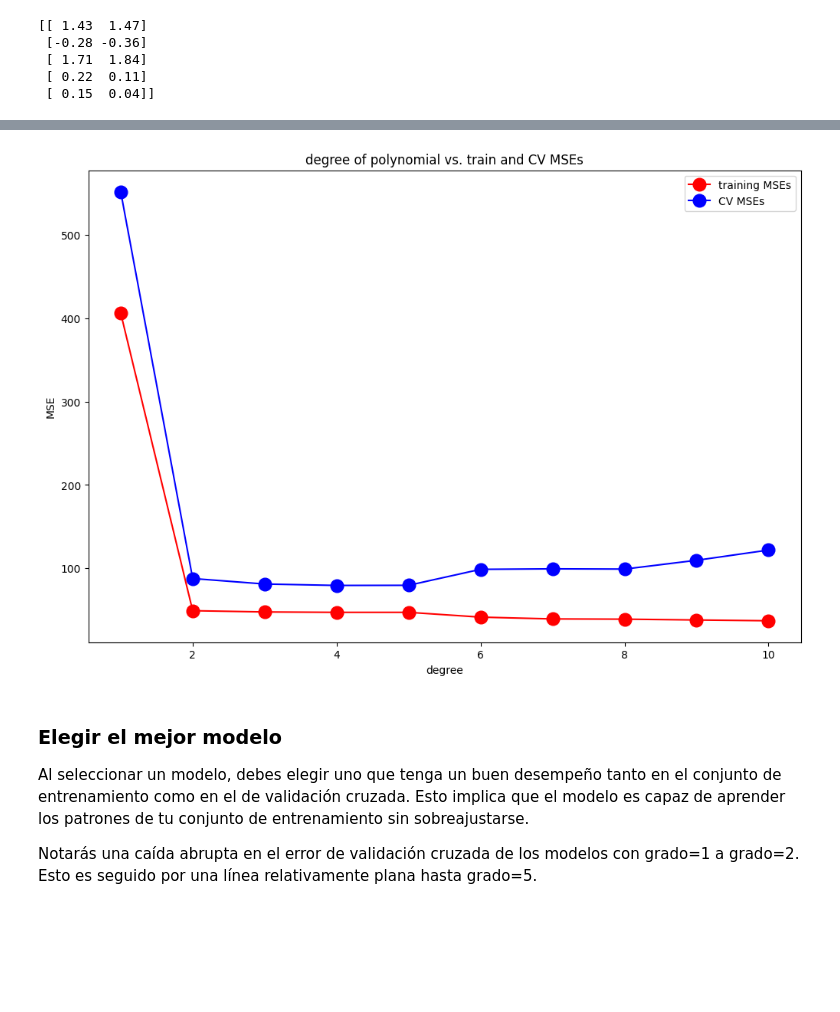
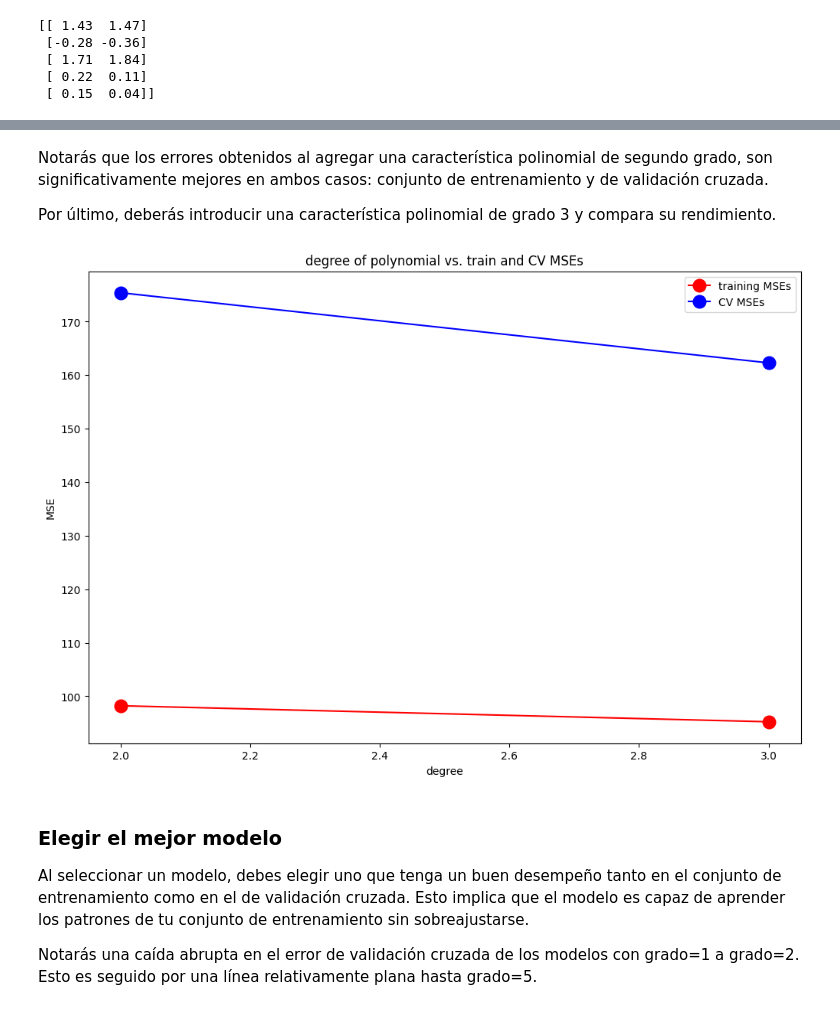
Before and after one commit to patok/intro-ML-labs, a Jupyter notebook: examen_final_Dic_2024.ipynb, the cells around one changed output, grey strips where cells are left out. Drawn from its saved outputs; the diff is of its cells as text; code cells hidden in the pictures; blank space fills up the shorter version.

```diff
--- a/examen_final_Dic_2024.ipynb
+++ b/examen_final_Dic_2024.ipynb
@@ -105,12 +105,12 @@ def plot_train_cv_test(x_train, y_train, x_cv, y_cv, x_test, y_test, title):
     plt.scatter(x_train, y_train, marker='x', c='r', label='training');
     plt.scatter(x_cv, y_cv, marker='o', c='b', label='cross validation');
     plt.scatter(x_test, y_test, marker='^', c='g', label='test');
-    plt.title("input vs. target")
+    plt.title(title)
     plt.xlabel("x");
     plt.ylabel("y");
     plt.legend()
     plt.show()
 
 
-plot_train_cv_test(x_train, y_train, x_cv, y_cv, x_test, y_test, title="input vs. target")
+plot_train_cv_test(x_train, y_train, x_cv, y_cv, x_test, y_test, title="entradas vs. salidas")
 # %% [output]
@@ -296,48 +265,61 @@ Podemos aplicar todos los pasos de las celdas de código anteriores para distint
+# %% [markdown]
+Notarás que los errores obtenidos al agregar una característica polinomial de segundo grado, son significativamente mejores en ambos casos: conjunto de entrenamiento y de validación cruzada.
+
+Por último, deberás introducir una característica polinomial de grado 3 y compara su rendimiento.
 # %%
+def plot_train_cv_mses(degrees, train_mses, cv_mses, title):
+    plt.plot(degrees, train_mses, marker='o', c='r', label='training MSEs');
+    plt.plot(degrees, cv_mses, marker='o', c='b', label='CV MSEs');
+    plt.title(title)
+    plt.xlabel("degree");
+    plt.ylabel("MSE");
+    plt.legend()
+    plt.show()
+
 # Initialize lists to save the errors, models, and feature transforms
 train_mses = []
 cv_mses = []
 models = []
 polys = []
 scalers = []
+degrees=range(2,4)
 
-# Loop over 10 times. Each adding one more degree of polynomial higher than the last.
-for degree in range(1,11):
+# Loop over 2 times. Each adding one more degree of polynomial higher than the last.
+for degree in degrees:
 
     # Add polynomial features to the training set
     poly = PolynomialFeatures(degree, include_bias=False)
     X_train_mapped = poly.fit_transform(x_train)
     polys.append(poly)
 
     # Scale the training set
     scaler_poly = StandardScaler()
     X_train_mapped_scaled = scaler_poly.fit_transform(X_train_mapped)
     scalers.append(scaler_poly)
 
     # Create and train the model
     model = LinearRegression()
     model.fit(X_train_mapped_scaled, y_train )
     models.append(model)
 
     # Compute the training MSE
     yhat = model.predict(X_train_mapped_scaled)
-    train_mse = mean_squared_error(y_train, yhat) / 2
+    train_mse = mean_squared_error(y_train, yhat)
     train_mses.append(train_mse)
 
     # Add polynomial features and scale the cross validation set
     X_cv_mapped = poly.transform(x_cv)
     X_cv_mapped_scaled = scaler_poly.transform(X_cv_mapped)
 
     # Compute the cross validation MSE
     yhat = model.predict(X_cv_mapped_scaled)
-    cv_mse = mean_squared_error(y_cv, yhat) / 2
+    cv_mse = mean_squared_error(y_cv, yhat)
     cv_mses.append(cv_mse)
 
 # Plot the results
-degrees=range(1,11)
-utils_08.plot_train_cv_mses(degrees, train_mses, cv_mses, title="degree of polynomial vs. train and CV MSEs")
+plot_train_cv_mses(degrees, train_mses, cv_mses, title="degree of polynomial vs. train and CV MSEs")
 # %% [output]
-[figure, old version]
+[figure, new version]
 # %% [markdown]
 ### Elegir el mejor modelo
 
```
Also changed, not shown: parts of 50 cells of this notebook, 2 other files.
